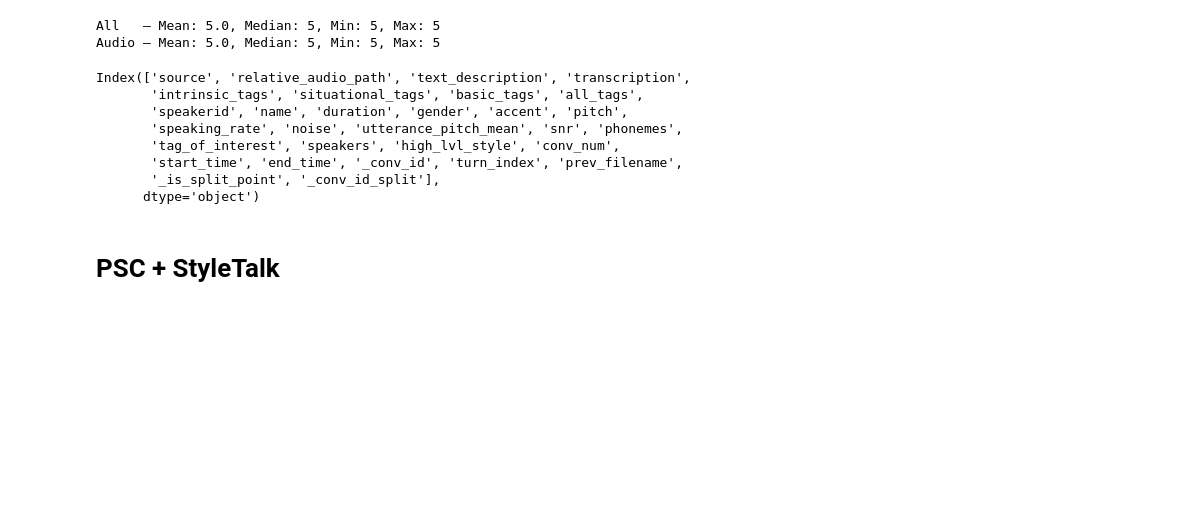
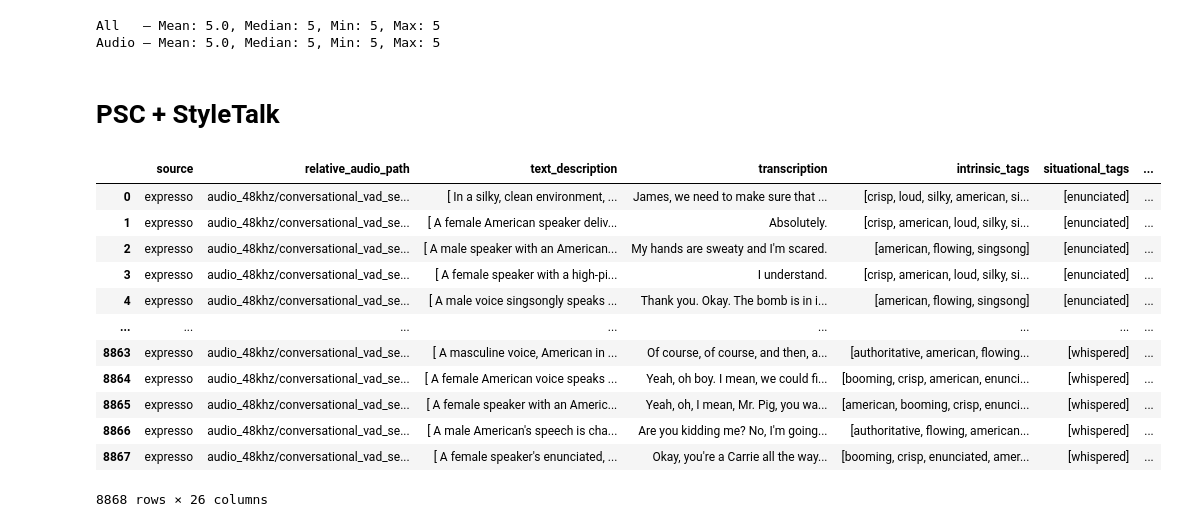
Before and after one commit to JackMclaughlin424/ms-capstone-TTS-natlang-styleprompts, a Jupyter notebook: src/eda/conversational_analysis.ipynb, the cells around one changed output. Saved outputs shown, nothing was run; the diff lists cells and outputs as text; code cells hidden in the pictures; blank space fills up the shorter version.

Commit message:
fix annotation flattening

```diff
--- a/src/eda/conversational_analysis.ipynb
+++ b/src/eda/conversational_analysis.ipynb
@@ -244,22 +244,6 @@ print(f"Audio — Mean: {audio_turns.mean():.1f}, Median: {audio_turns.median():
 [figure]
 All   — Mean: 5.0, Median: 5, Min: 5, Max: 5
 Audio — Mean: 5.0, Median: 5, Min: 5, Max: 5
-# %%
-# output of build_dataset.py
-import pandas as pd
-proc_df = pd.read_parquet("../data/processed/psc_annotations_expresso_conversation_CLEANED.parquet")
-
-pd.set_option('display.max_colwidth', None)
-proc_df.columns
-# %% [output]
-Index(['source', 'relative_audio_path', 'text_description', 'transcription',
-       'intrinsic_tags', 'situational_tags', 'basic_tags', 'all_tags',
-       'speakerid', 'name', 'duration', 'gender', 'accent', 'pitch',
-       'speaking_rate', 'noise', 'utterance_pitch_mean', 'snr', 'phonemes',
-       'tag_of_interest', 'speakers', 'high_lvl_style', 'conv_num',
-       'start_time', 'end_time', '_conv_id', 'turn_index', 'prev_filename',
-       '_is_split_point', '_conv_id_split'],
-      dtype='object')
 # %% [markdown]
 # PSC + StyleTalk
 # %%
@@ -268,7 +253,21 @@ import pandas as pd
 proc_df = pd.read_parquet("../data/processed/merged_PSC_StyleTalk_CLEANED.parquet")
 # %%
 pd.set_option('display.max_colwidth', None)
-proc_df[proc_df["source"] == "expresso"]
+display(proc_df[proc_df["source"] == "expresso"])
+# %% [output]
+|  | source | relative_audio_path | text_description | transcription | intrinsic_tags | situational_tags | ... |
+| 0 | expresso | audio_48khz/conversational_vad_se... | [ In a silky, clean environment, ... | James, we need to make sure that ... | [crisp, loud, silky, american, si... | [enunciated] | ... |
+| 1 | expresso | audio_48khz/conversational_vad_se... | [ A female American speaker deliv... | Absolutely. | [crisp, american, loud, silky, si... | [enunciated] | ... |
+| 2 | expresso | audio_48khz/conversational_vad_se... | [ A male speaker with an American... | My hands are sweaty and I'm scared. | [american, flowing, singsong] | [enunciated] | ... |
+| 3 | expresso | audio_48khz/conversational_vad_se... | [ A female speaker with a high-pi... | I understand. | [crisp, american, loud, silky, si... | [enunciated] | ... |
+| 4 | expresso | audio_48khz/conversational_vad_se... | [ A male voice singsongly speaks ... | Thank you. Okay. The bomb is in i... | [american, flowing, singsong] | [enunciated] | ... |
+| ... | ... | ... | ... | ... | ... | ... | ... |
+| 8863 | expresso | audio_48khz/conversational_vad_se... | [ A masculine voice, American in ... | Of course, of course, and then, a... | [authoritative, american, flowing... | [whispered] | ... |
+| 8864 | expresso | audio_48khz/conversational_vad_se... | [ A female American voice speaks ... | Yeah, oh boy. I mean, we could fi... | [booming, crisp, american, enunci... | [whispered] | ... |
+| 8865 | expresso | audio_48khz/conversational_vad_se... | [ A female speaker with an Americ... | Yeah, oh, I mean, Mr. Pig, you wa... | [american, booming, crisp, enunci... | [whispered] | ... |
+| 8866 | expresso | audio_48khz/conversational_vad_se... | [ A male American's speech is cha... | Are you kidding me? No, I'm going... | [authoritative, flowing, american... | [whispered] | ... |
+| 8867 | expresso | audio_48khz/conversational_vad_se... | [ A female speaker's enunciated, ... | Okay, you're a Carrie all the way... | [booming, crisp, enunciated, amer... | [whispered] | ... |
+8868 rows × 26 columns
 # %%
 proc_df.columns
 # %%
```
Also changed, not shown: parts of 2 cells of this notebook, 2 other files.
